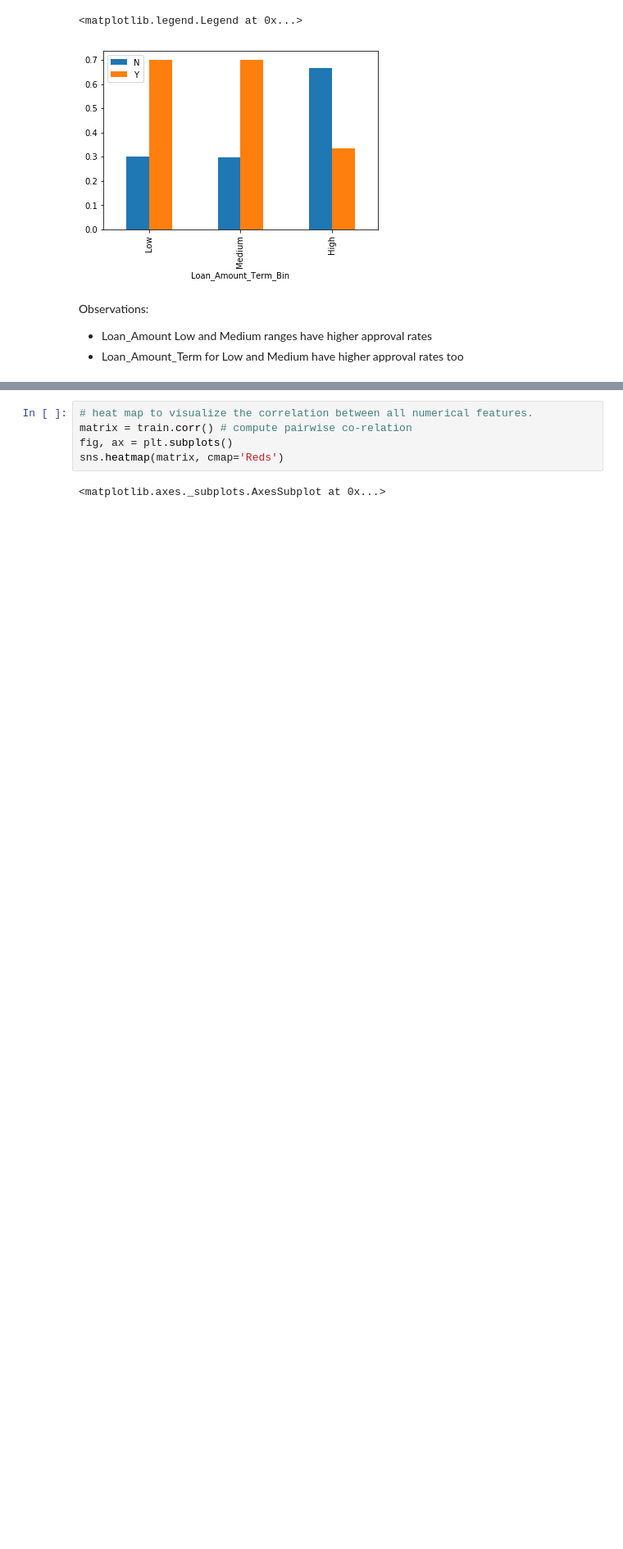
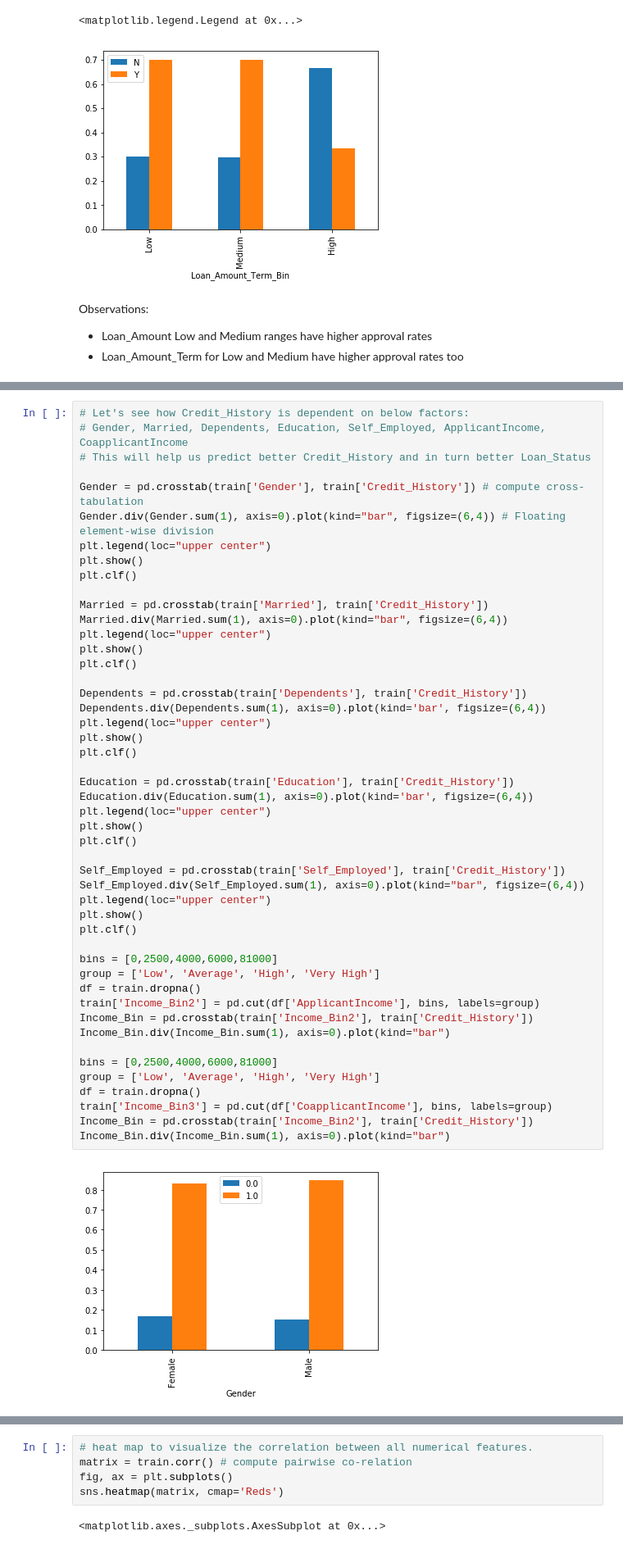
Before and after one commit to sonalfulkar/CaseStudy-DataScience-LoanPrediction, a Jupyter notebook: loan prediction - case study.ipynb, the cells around one changed output, grey strips where cells are left out. Shown: that part at 82% size. Cells and saved outputs as stored; diff of their text form; blank space fills up the shorter version.

```diff
--- a/loan prediction - case study.ipynb
+++ b/loan prediction - case study.ipynb
@@ -287,0 +302,50 @@ Observations:
+# %%
+# Let's see how Credit_History is dependent on below factors:
+# Gender, Married, Dependents, Education, Self_Employed, ApplicantIncome, CoapplicantIncome
+# This will help us predict better Credit_History and in turn better Loan_Status
+
+Gender = pd.crosstab(train['Gender'], train['Credit_History']) # compute cross-tabulation
+Gender.div(Gender.sum(1), axis=0).plot(kind="bar", figsize=(6,4)) # Floating element-wise division
+plt.legend(loc="upper center")
+plt.show()
+plt.clf()
+
+Married = pd.crosstab(train['Married'], train['Credit_History'])
+Married.div(Married.sum(1), axis=0).plot(kind="bar", figsize=(6,4))
+plt.legend(loc="upper center")
+plt.show()
+plt.clf()
+
+Dependents = pd.crosstab(train['Dependents'], train['Credit_History'])
+Dependents.div(Dependents.sum(1), axis=0).plot(kind='bar', figsize=(6,4))
+plt.legend(loc="upper center")
+plt.show()
+plt.clf()
+
+Education = pd.crosstab(train['Education'], train['Credit_History'])
+Education.div(Education.sum(1), axis=0).plot(kind='bar', figsize=(6,4))
+plt.legend(loc="upper center")
+plt.show()
+plt.clf()
+
+Self_Employed = pd.crosstab(train['Self_Employed'], train['Credit_History'])
+Self_Employed.div(Self_Employed.sum(1), axis=0).plot(kind="bar", figsize=(6,4))
+plt.legend(loc="upper center")
+plt.show()
+plt.clf()
+
+bins = [0,2500,4000,6000,81000]
+group = ['Low', 'Average', 'High', 'Very High']
+df = train.dropna()
+train['Income_Bin2'] = pd.cut(df['ApplicantIncome'], bins, labels=group)
+Income_Bin = pd.crosstab(train['Income_Bin2'], train['Credit_History'])
+Income_Bin.div(Income_Bin.sum(1), axis=0).plot(kind="bar")
+
+bins = [0,2500,4000,6000,81000]
+group = ['Low', 'Average', 'High', 'Very High']
+df = train.dropna()
+train['Income_Bin3'] = pd.cut(df['CoapplicantIncome'], bins, labels=group)
+Income_Bin = pd.crosstab(train['Income_Bin2'], train['Credit_History'])
+Income_Bin.div(Income_Bin.sum(1), axis=0).plot(kind="bar")
+# %% [output]
+[figure, added]
```
Also changed, not shown: parts of 29 cells of this notebook.
